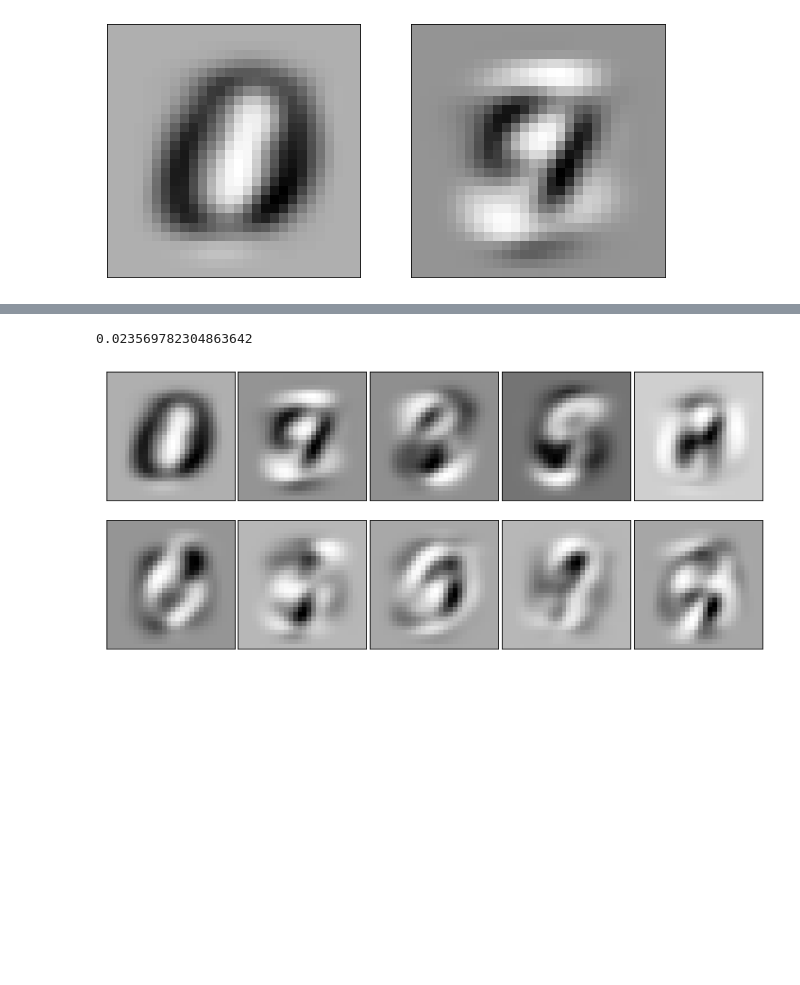
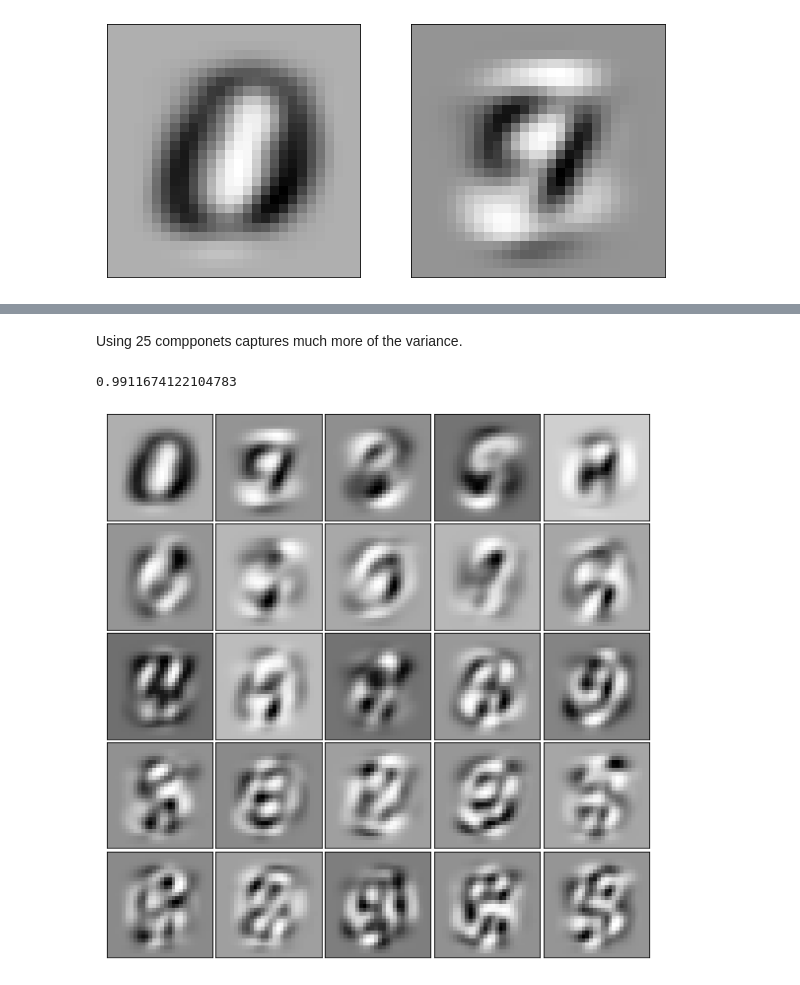
Before and after one commit to ablaikie103/image-classification-project, a Jupyter notebook: MNIST-dimension-reduction.ipynb, the cells around one changed output, grey strips where cells are left out. Saved outputs shown, nothing was run; the diff lists cells and outputs as text; code cells hidden in the pictures; blank space fills up the shorter version.

```diff
--- a/MNIST-dimension-reduction.ipynb
+++ b/MNIST-dimension-reduction.ipynb
@@ -22,7 +41,7 @@ plt.tight_layout(h_pad=0.5, w_pad=0.01)
 # %%
 pca = PCA(n_components=2)
 # %%
-pca_train = pca.fit_transform(x_train.reshape(60000, -1))
+pca_train = pca.fit_transform(x_train.reshape(-1, 28*28))
 # %%
 plt.figure(figsize=[18,10])
 plt.scatter(pca_train[:,0], pca_train[:,1], c = y_train, cmap='rainbow', s=2, alpha = .7)
@@ -44,0 +67,9 @@ plt.setp(axes, xticks=[], yticks=[]);
+# %%
+x_train_reduced = pca.inverse_transform(pca_train)
+
+fig, ax_array = plt.subplots(5, 5, figsize=[8, 8])
+axes = ax_array.flatten()
+for i, ax in enumerate(axes):
+    ax.imshow(x_train_reduced.reshape(-1,28,28)[i], cmap='Greys')
+plt.setp(axes, xticks=[], yticks=[], frame_on=False)
+plt.tight_layout(h_pad=0.5, w_pad=0.01)
@@ -45,17 +78,21 @@ plt.setp(axes, xticks=[], yticks=[]);
+# %% [markdown]
+Using 25 compponets captures much more of the variance.
 # %%
-pca_nlabels = PCA(n_components=10)
+big_pca = PCA(n_components=25)
 # %%
-pca_train = pca_nlabels.fit_transform(x_train.reshape(60000, -1))
+big_pca_train = big_pca.fit_transform(x_train.reshape(-1, 28*28))
-# %%
-pca_nlabels.explained_variance_ratio_[-1]
-# %% [output]
-0.023569782304863642
+# %%
+# Now we are capturing ~99 percent of the variance.
+1 - big_pca.explained_variance_ratio_[-1]
+# %% [output]
+0.9911674122104783
 # %%
-fig, ax_array = plt.subplots(2, 5, figsize=[10, 5])
+# Here are the first 25 eigenvectors
+fig, ax_array = plt.subplots(5, 5, figsize=[8, 8])
 axes = ax_array.flatten()
 for i, ax in enumerate(axes):
-    ax.imshow(pca_nlabels.components_[i].reshape(28,28), cmap='Greys')
+    ax.imshow(big_pca.components_[i].reshape(28,28), cmap='Greys')
 plt.setp(axes, xticks=[], yticks=[]);
 plt.tight_layout(h_pad=0, w_pad=0.01)
 # %% [output]
-[figure, old version]
+[figure, new version]
```
Also changed, not shown: parts of 16 cells of this notebook.
